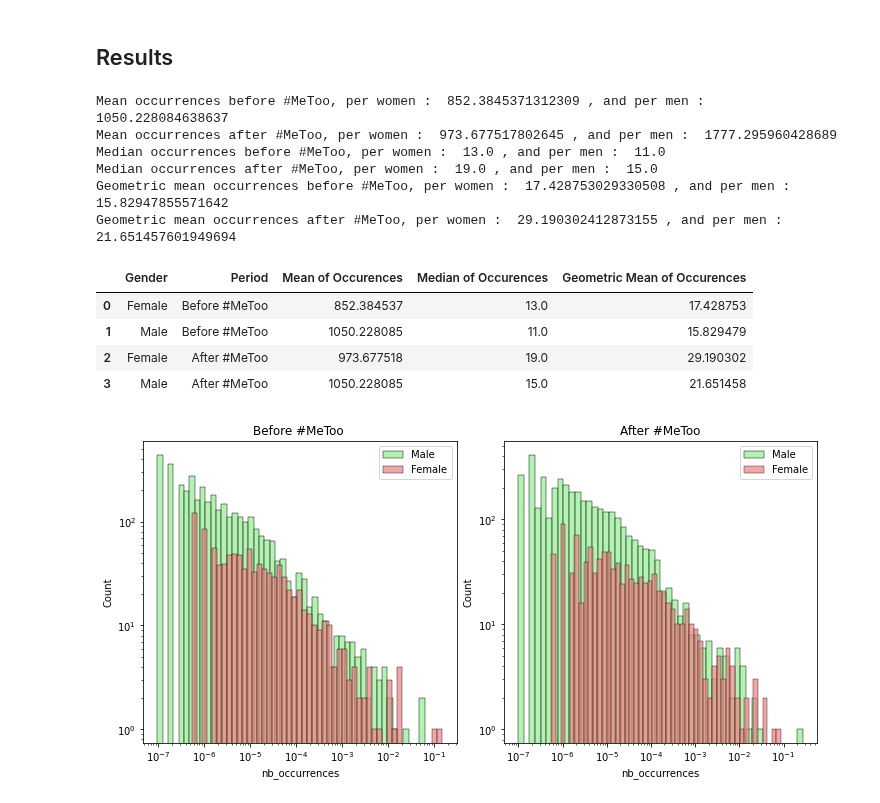
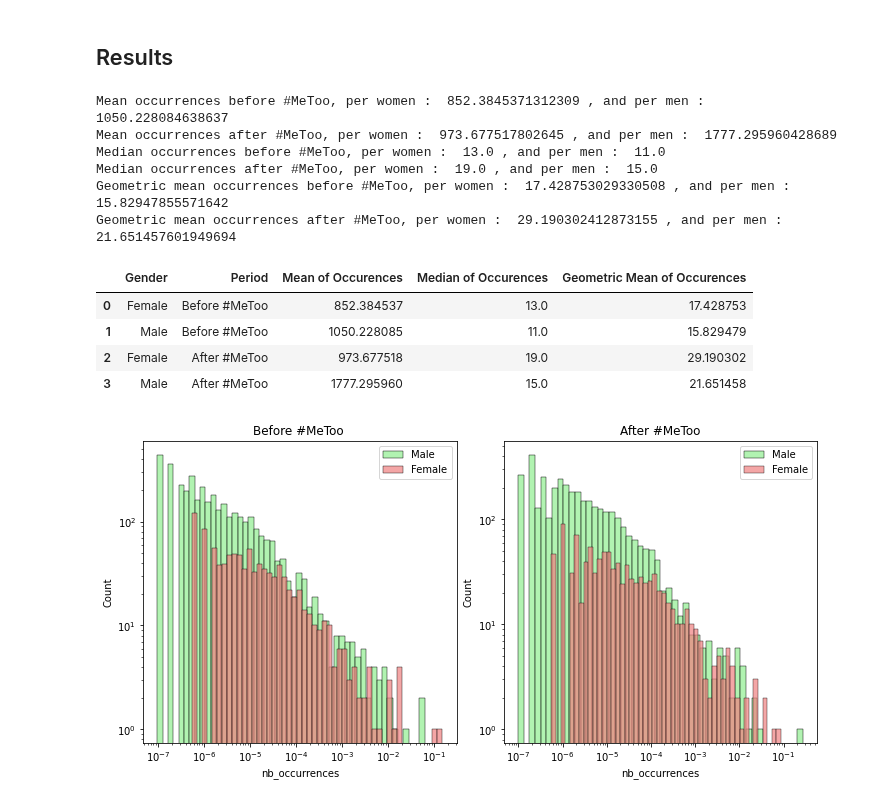
Before and after one commit to janougome/ADA-team, a Jupyter notebook: Milestone3.ipynb, the cells around one changed output. Cells and saved outputs as stored; diff of their text form; code cells hidden in the pictures.

```diff
--- a/Milestone3.ipynb
+++ b/Milestone3.ipynb
@@ -352,35 +352,35 @@ print('Geometric mean occurrences after #MeToo, per women : ',stats.mstats.gmean
 
 resume=[]
 resume.append(["Female","Before #MeToo", fmale_before_metoo['nb_occurrences'].mean(),
                fmale_before_metoo['nb_occurrences'].median(),stats.mstats.gmean(fmale_before_metoo['nb_occurrences'], dtype=None)])
 
 resume.append(["Male","Before #MeToo", male_before_metoo['nb_occurrences'].mean(),
                male_before_metoo['nb_occurrences'].median(),stats.mstats.gmean(male_before_metoo['nb_occurrences'], dtype=None)])
 
 resume.append(["Female","After #MeToo", fmale_after_metoo['nb_occurrences'].mean(),
                fmale_after_metoo['nb_occurrences'].median(),stats.mstats.gmean(fmale_after_metoo['nb_occurrences'], dtype=None)])
 
-resume.append(["Male","After #MeToo", male_before_metoo['nb_occurrences'].mean(),
+resume.append(["Male","After #MeToo", male_after_metoo['nb_occurrences'].mean(),
                male_after_metoo['nb_occurrences'].median(),stats.mstats.gmean(male_after_metoo['nb_occurrences'], dtype=None)])
 
 
 Res_mean_med_gmean=pd.DataFrame(resume)
 Res_mean_med_gmean.rename(columns={0: 'Gender', 1: 'Period', 2: 'Mean of Occurences',
                                    3:"Median of Occurences",4: 'Geometric Mean of Occurences'}, inplace=True)
 
 Res_mean_med_gmean
 # %% [output]
 Mean occurrences before #MeToo, per women :  852.3845371312309 , and per men :  1050.228084638637
 Mean occurrences after #MeToo, per women :  973.677517802645 , and per men :  1777.295960428689
 Median occurrences before #MeToo, per women :  13.0 , and per men :  11.0
 Median occurrences after #MeToo, per women :  19.0 , and per men :  15.0
 Geometric mean occurrences before #MeToo, per women :  17.428753029330508 , and per men :  15.82947855571642
 Geometric mean occurrences after #MeToo, per women :  29.190302412873155 , and per men :  21.651457601949694
 |  | Gender | Period | Mean of Occurences | Median of Occurences | Geometric Mean of Occurences |
 | 0 | Female | Before #MeToo | 852.384537 | 13.0 | 17.428753 |
 | 1 | Male | Before #MeToo | 1050.228085 | 11.0 | 15.829479 |
 | 2 | Female | After #MeToo | 973.677518 | 19.0 | 29.190302 |
-| 3 | Male | After #MeToo | 1050.228085 | 15.0 | 21.651458 |
+| 3 | Male | After #MeToo | 1777.295960 | 15.0 | 21.651458 |
 # %%
 fig, axs = plt.subplots(nrows=1, ncols=2,constrained_layout=True, figsize=(10, 5))
 sns.histplot(ax = axs[0],
```
Also changed, not shown: parts of 4 cells of this notebook, 1 other file.
